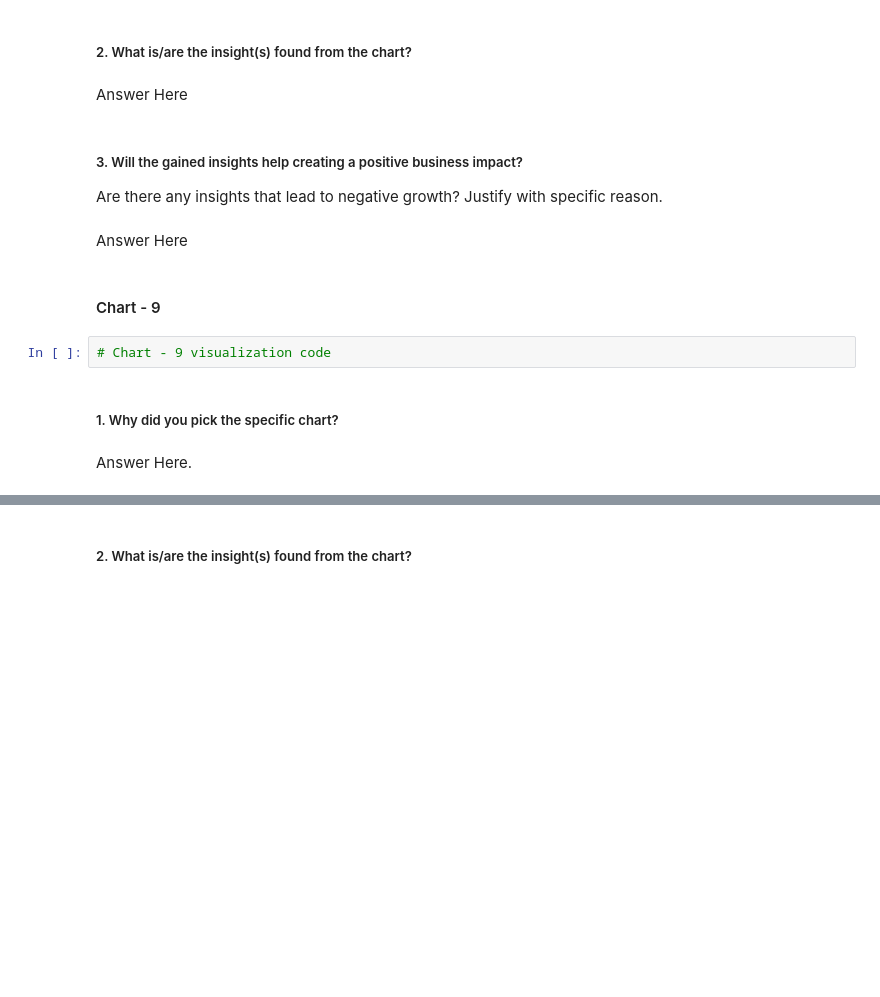
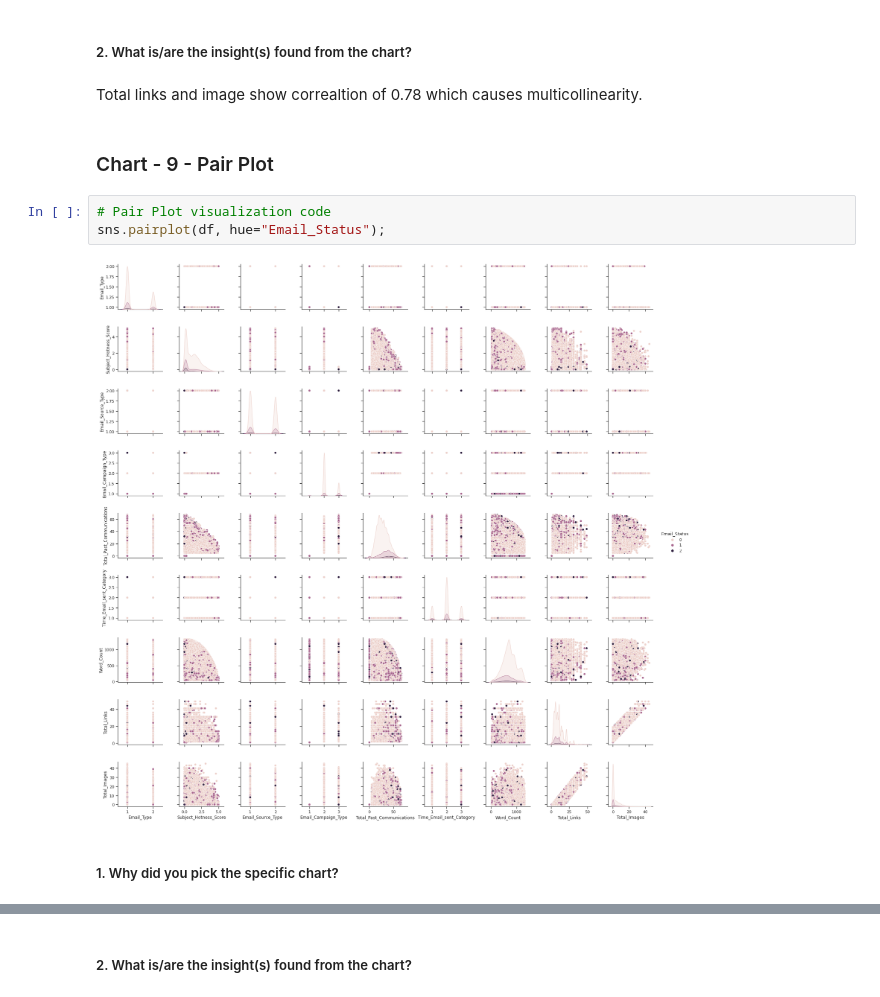
Before and after one commit to abhinav4201/Classification-Email-Campaign-Effectiveness-Prediction, a Jupyter notebook: Email_Campaign_Effectiveness_Prediction_capstone_3.ipynb, the cells around one changed output, grey strips where cells are left out. Saved outputs shown, nothing was run; the diff lists cells and outputs as text; blank space fills up the shorter version.

```diff
--- a/Email_Campaign_Effectiveness_Prediction_capstone_3.ipynb
+++ b/Email_Campaign_Effectiveness_Prediction_capstone_3.ipynb
@@ -1113,17 +1130,13 @@ Answer Here.
 # %% [markdown]
 ##### 2. What is/are the insight(s) found from the chart?
-# %% [markdown]
-Answer Here
-# %% [markdown]
-##### 3. Will the gained insights help creating a positive business impact?
-Are there any insights that lead to negative growth? Justify with specific reason.
-# %% [markdown]
-Answer Here
+# %% [markdown]
+Total links and image show correaltion of 0.78 which causes multicollinearity.
 # %% [markdown]
-#### Chart - 9
+### Chart - 9 - Pair Plot
-# %%
-# Chart - 9 visualization code
+# %%
+# Pair Plot visualization code
+sns.pairplot(df, hue="Email_Status");
+# %% [output]
+[figure, added]
 # %% [markdown]
 ##### 1. Why did you pick the specific chart?
-# %% [markdown]
-Answer Here.
```
Also changed, not shown: parts of 65 cells of this notebook.
